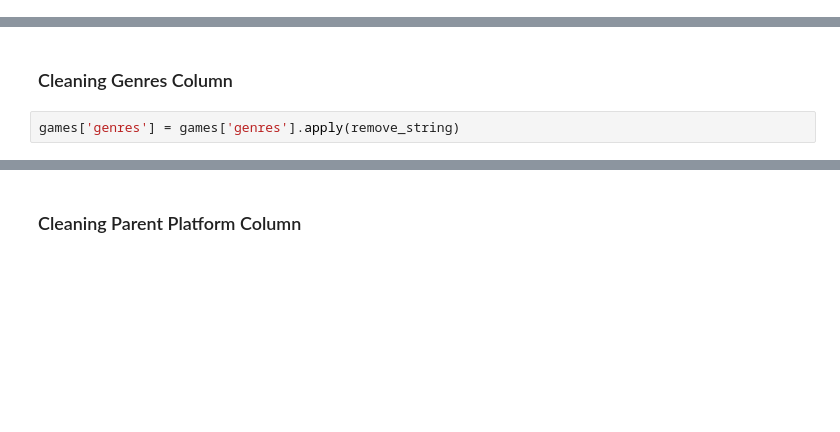
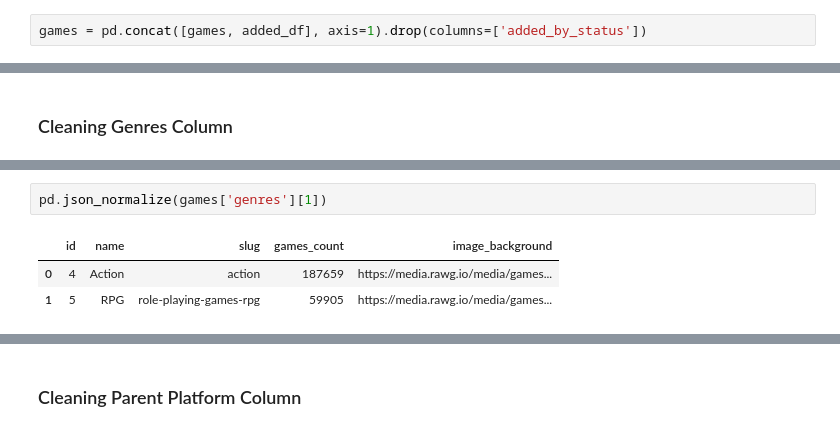
Before and after one commit to GetGubbz/Video-Game-Capstone, a Jupyter notebook: notebooks/RAWG_Data_Exploration.ipynb, the cells around one changed output, grey strips where cells are left out. Drawn from its saved outputs; the diff is of its cells as text; blank space fills up the shorter version.

```diff
--- a/notebooks/RAWG_Data_Exploration.ipynb
+++ b/notebooks/RAWG_Data_Exploration.ipynb
@@ -96,0 +171,2 @@ finished at in
+# %%
+games = pd.concat([games, added_df], axis=1).drop(columns=['added_by_status'])
@@ -103,4 +192,2 @@ games['esrb_rating'] = pd.json_normalize(games['esrb_rating'])[['name']].rename(
 # %% [markdown]
 <h3>Cleaning Genres Column</h3>
-# %%
-games['genres'] = games['genres'].apply(remove_string)
@@ -106,0 +209,6 @@ games['genres'] = games['genres'].apply(remove_string)
+# %%
+pd.json_normalize(games['genres'][1])
+# %% [output]
+|  | id | name | slug | games_count | image_background |
+| 0 | 4 | Action | action | 187659 | https://media.rawg.io/media/games... |
+| 1 | 5 | RPG | role-playing-games-rpg | 59905 | https://media.rawg.io/media/games... |
```
Also changed, not shown: parts of 65 cells of this notebook.
